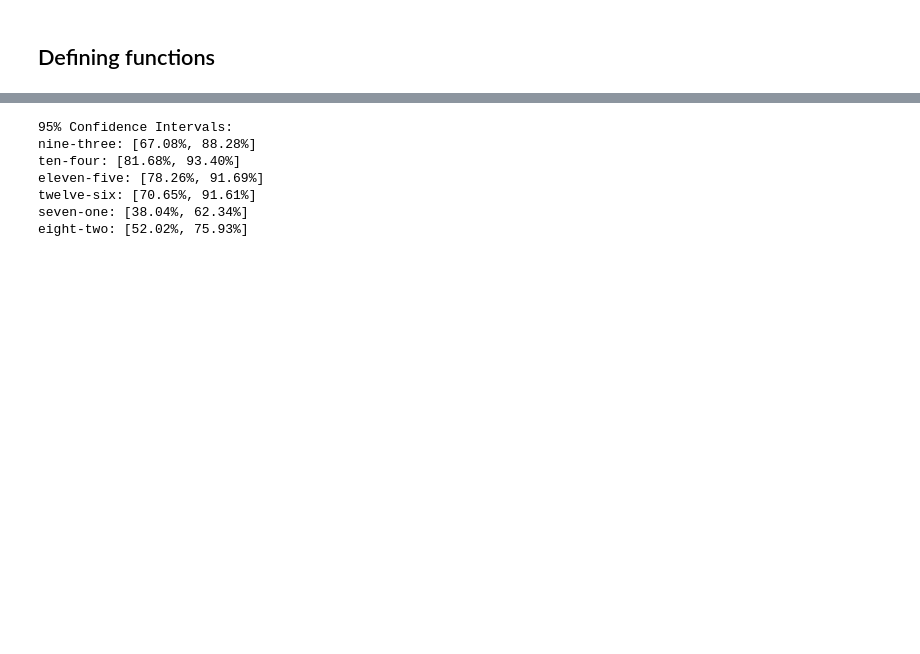
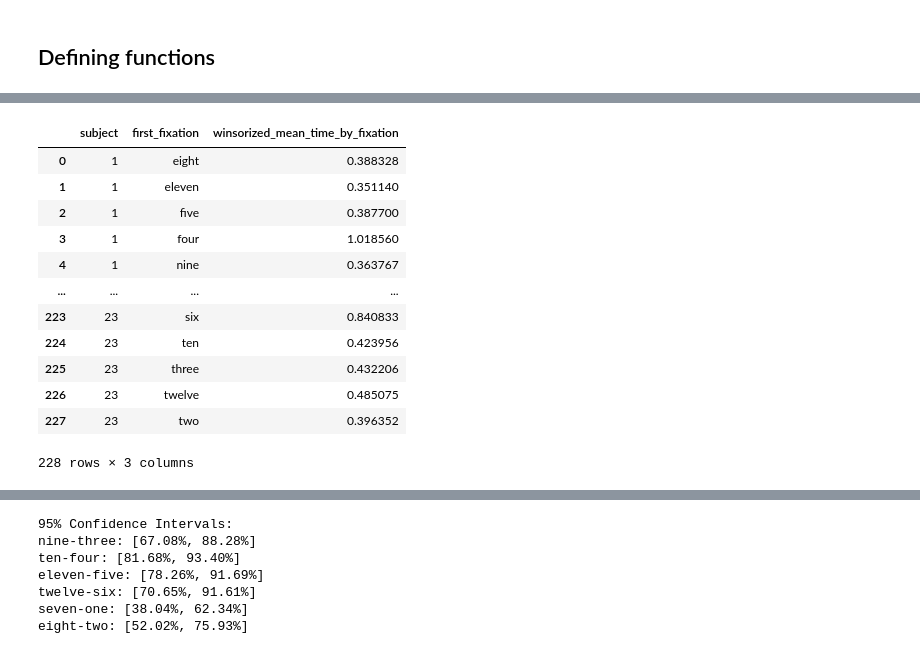
Before and after one commit to s-ccs/project_leftrightbias, a Jupyter notebook: code/scripts/DiagonalBias.ipynb, the cells around one changed output, grey strips where cells are left out. Saved outputs shown, nothing was run; the diff lists cells and outputs as text; code cells hidden in the pictures; blank space fills up the shorter version.

```diff
--- a/code/scripts/DiagonalBias.ipynb
+++ b/code/scripts/DiagonalBias.ipynb
@@ -392,0 +410,16 @@ The `scale` parameter is deprecated and will be removed in v0.15.0. You can now
+# %%
+winsorized_mean_time
+# %% [output]
+|  | subject | first_fixation | winsorized_mean_time_by_fixation |
+| 0 | 1 | eight | 0.388328 |
+| 1 | 1 | eleven | 0.351140 |
+| 2 | 1 | five | 0.387700 |
+| 3 | 1 | four | 1.018560 |
+| 4 | 1 | nine | 0.363767 |
+| ... | ... | ... | ... |
+| 223 | 23 | six | 0.840833 |
+| 224 | 23 | ten | 0.423956 |
+| 225 | 23 | three | 0.432206 |
+| 226 | 23 | twelve | 0.485075 |
+| 227 | 23 | two | 0.396352 |
+228 rows × 3 columns
```
Also changed, not shown: parts of 7 cells of this notebook, 7 other files.
